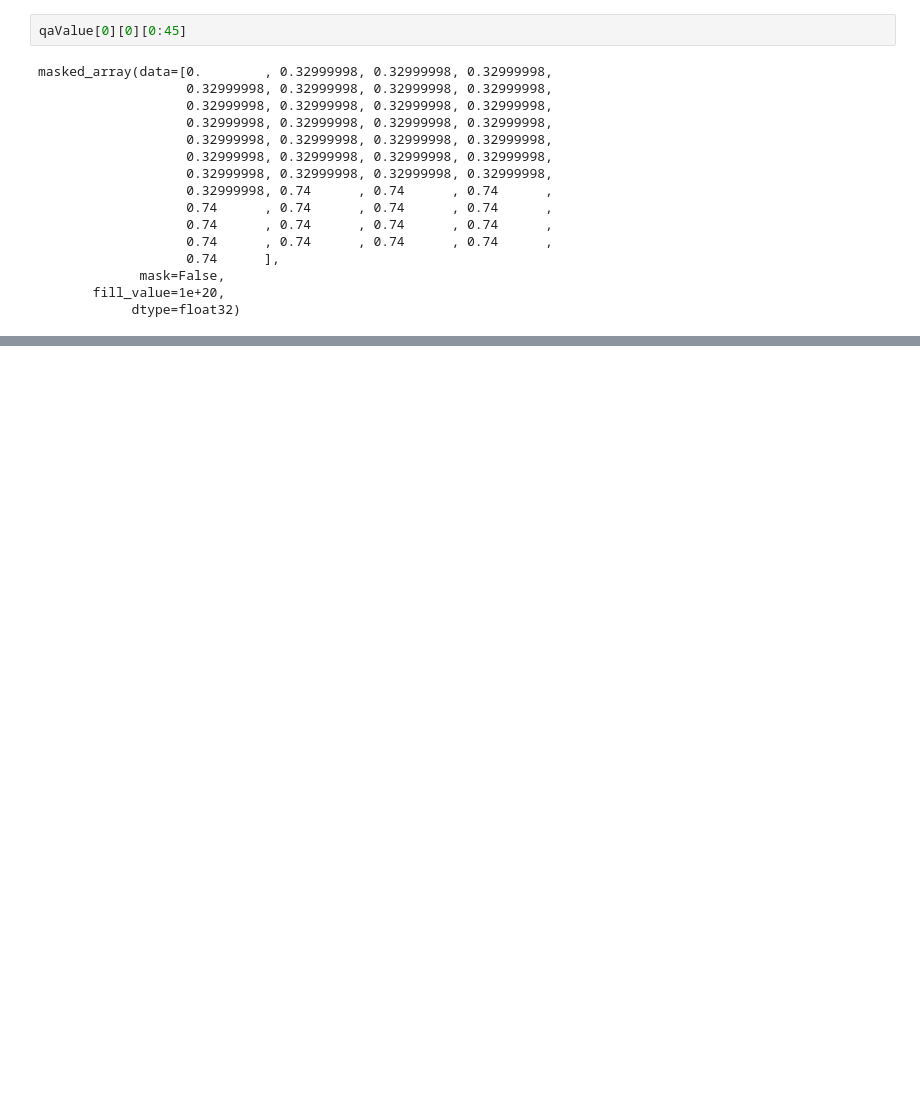
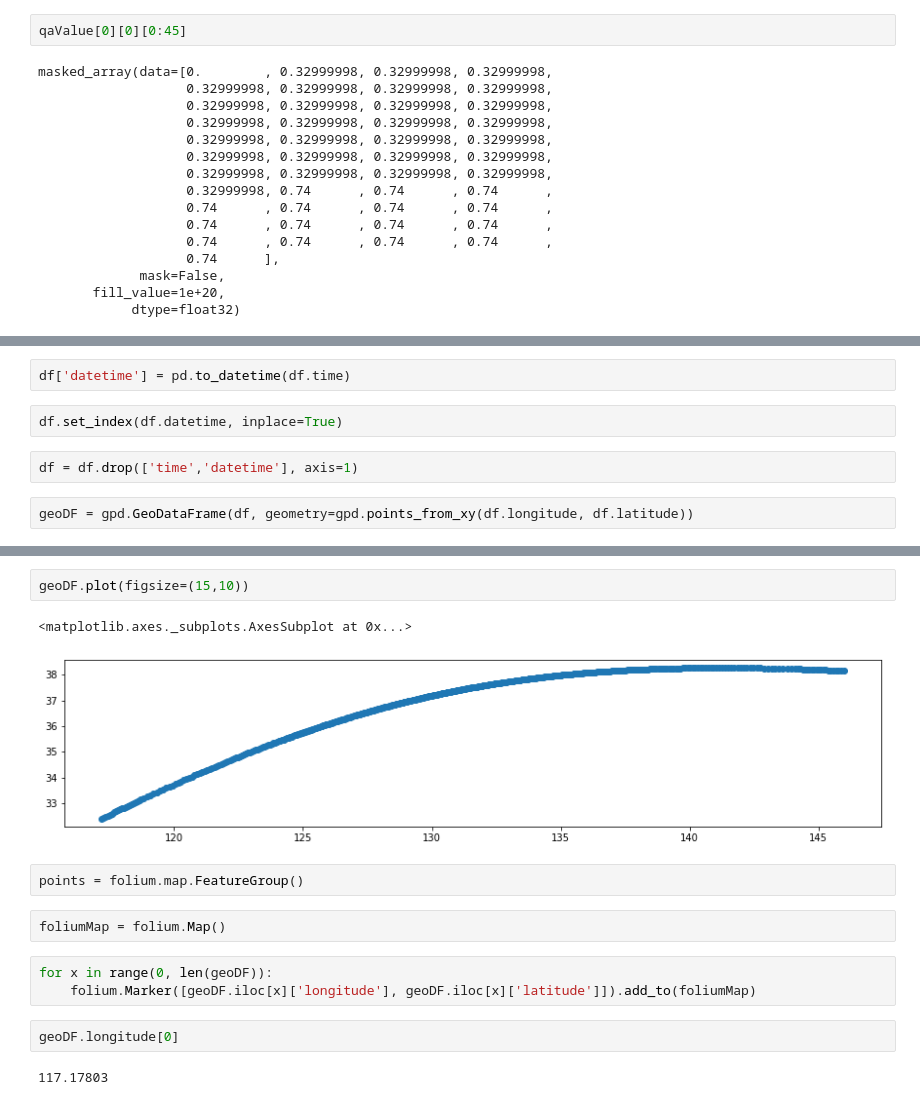
Before and after one commit to kevinboyle7717/netCDFShare, a Jupyter notebook: netCDF.ipynb, the cells around one changed output, grey strips where cells are left out. Cells and saved outputs as stored; diff of their text form; blank space fills up the shorter version.

```diff
--- a/netCDF.ipynb
+++ b/netCDF.ipynb
@@ -174,0 +181,8 @@ masked_array(data=[0.        , 0.32999998, 0.32999998, 0.32999998,
+# %%
+df['datetime'] = pd.to_datetime(df.time)
+# %%
+df.set_index(df.datetime, inplace=True)
+# %%
+df = df.drop(['time','datetime'], axis=1)
+# %%
+geoDF = gpd.GeoDataFrame(df, geometry=gpd.points_from_xy(df.longitude, df.latitude))
@@ -174,0 +199,16 @@ masked_array(data=[0.        , 0.32999998, 0.32999998, 0.32999998,
+# %%
+geoDF.plot(figsize=(15,10))
+# %% [output]
+<matplotlib.axes._subplots.AxesSubplot at 0x...>
+[figure, added]
+# %%
+points = folium.map.FeatureGroup()
+# %%
+foliumMap = folium.Map()
+# %%
+for x in range(0, len(geoDF)):
+    folium.Marker([geoDF.iloc[x]['longitude'], geoDF.iloc[x]['latitude']]).add_to(foliumMap)
+# %%
+geoDF.longitude[0]
+# %% [output]
+117.17803
```
Also changed, not shown: parts of 10 cells of this notebook.
